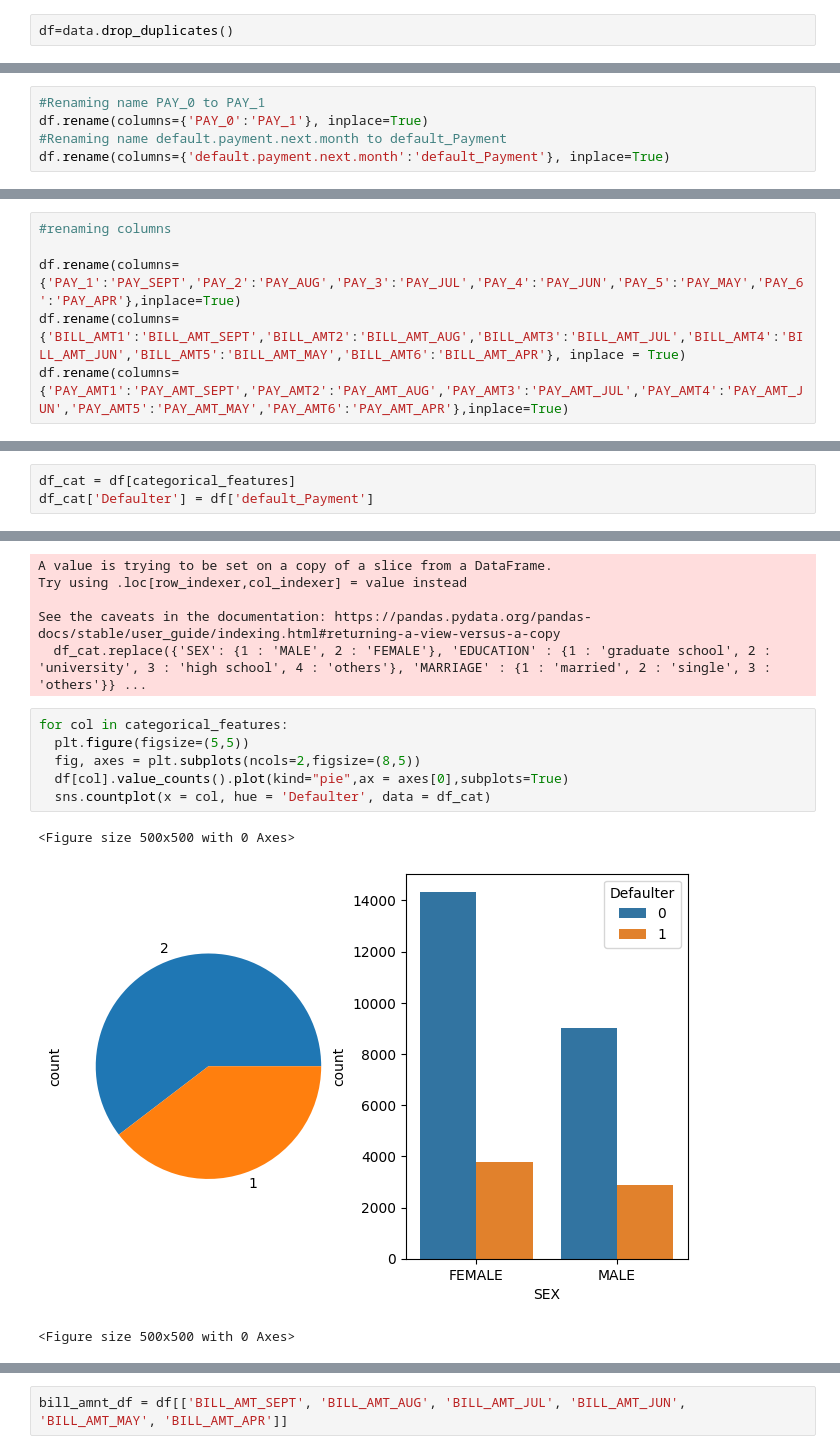
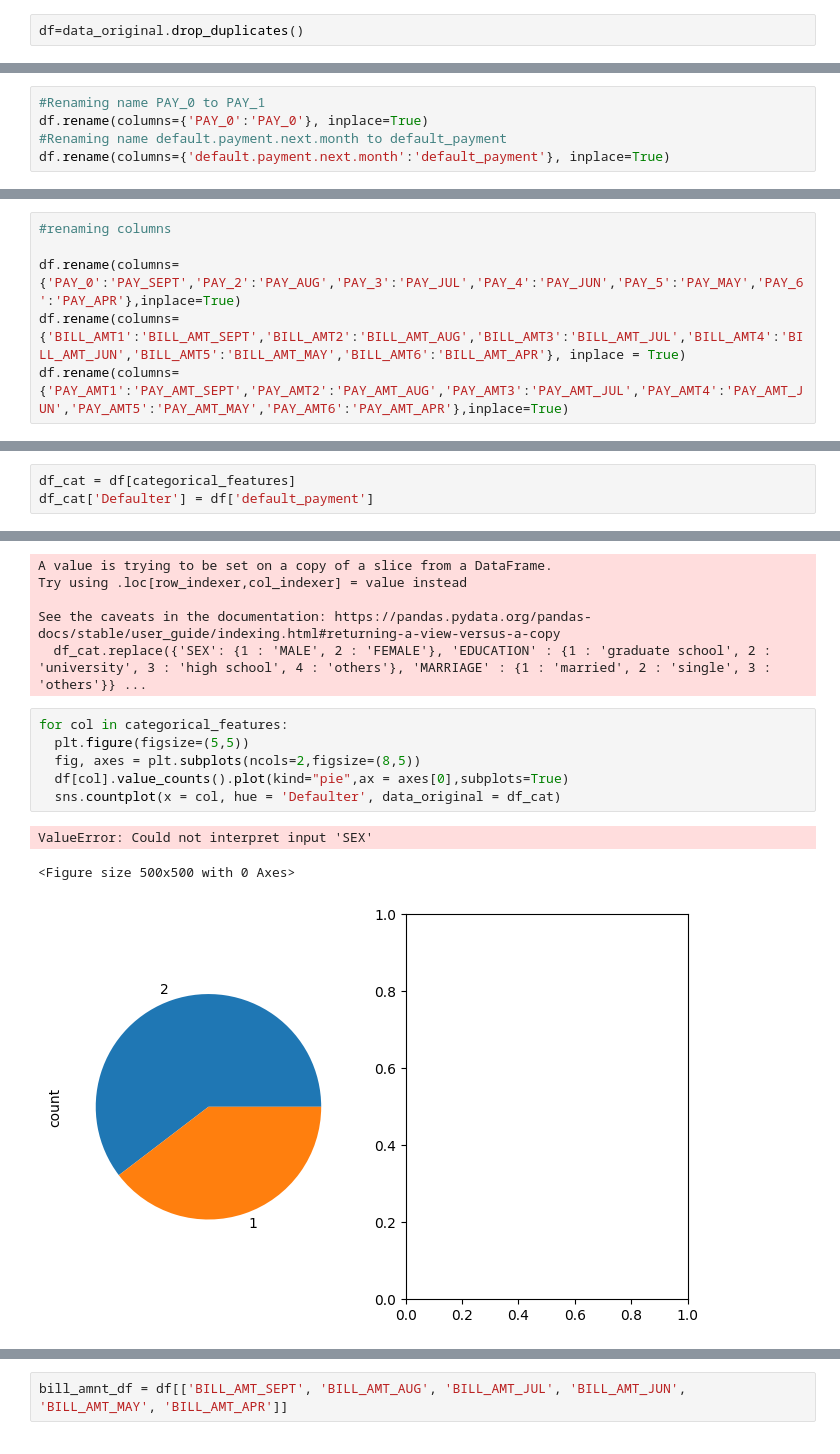
Before and after one commit to Ksanu275/Default_Credit_Card, a Jupyter notebook: notebook/EDA.ipynb, the cells around one changed output, grey strips where cells are left out. Cells and saved outputs as stored; diff of their text form.

```diff
--- a/notebook/EDA.ipynb
+++ b/notebook/EDA.ipynb
@@ -124,7 +124,7 @@ data.duplicated().sum()
 # %% [output]
 35
 # %%
-df=data.drop_duplicates()
+df=data_original.drop_duplicates()
 # %%
 df.shape
 # %% [output]
@@ -171,9 +171,9 @@ df[['PAY_0','PAY_2', 'PAY_3', 'PAY_4', 'PAY_5', 'PAY_6']].describe().T
 | PAY_6 | 29965.0 | -0.289438 | 1.149090 | -2.0 | -1.0 | 0.0 | 0.0 | 8.0 |
 # %%
 #Renaming name PAY_0 to PAY_1
-df.rename(columns={'PAY_0':'PAY_1'}, inplace=True)
-#Renaming name default.payment.next.month to default_Payment
-df.rename(columns={'default.payment.next.month':'default_Payment'}, inplace=True)
+df.rename(columns={'PAY_0':'PAY_0'}, inplace=True)
+#Renaming name default.payment.next.month to default_payment
+df.rename(columns={'default.payment.next.month':'default_payment'}, inplace=True)
 # %% [output]
 A value is trying to be set on a copy of a slice from a DataFrame
 
@@ -336,7 +343,7 @@ Name: count, dtype: int64
 # %%
 #renaming columns
 
-df.rename(columns={'PAY_1':'PAY_SEPT','PAY_2':'PAY_AUG','PAY_3':'PAY_JUL','PAY_4':'PAY_JUN','PAY_5':'PAY_MAY','PAY_6':'PAY_APR'},inplace=True)
+df.rename(columns={'PAY_0':'PAY_SEPT','PAY_2':'PAY_AUG','PAY_3':'PAY_JUL','PAY_4':'PAY_JUN','PAY_5':'PAY_MAY','PAY_6':'PAY_APR'},inplace=True)
 df.rename(columns={'BILL_AMT1':'BILL_AMT_SEPT','BILL_AMT2':'BILL_AMT_AUG','BILL_AMT3':'BILL_AMT_JUL','BILL_AMT4':'BILL_AMT_JUN','BILL_AMT5':'BILL_AMT_MAY','BILL_AMT6':'BILL_AMT_APR'}, inplace = True)
 df.rename(columns={'PAY_AMT1':'PAY_AMT_SEPT','PAY_AMT2':'PAY_AMT_AUG','PAY_AMT3':'PAY_AMT_JUL','PAY_AMT4':'PAY_AMT_JUN','PAY_AMT5':'PAY_AMT_MAY','PAY_AMT6':'PAY_AMT_APR'},inplace=True)
 # %% [output]
@@ -356,7 +363,7 @@ See the caveats in the documentation: https://pandas.pydata.org/pandas-docs/stab
 categorical_features = ['SEX', 'EDUCATION', 'MARRIAGE']
 # %%
 df_cat = df[categorical_features]
-df_cat['Defaulter'] = df['default_Payment']
+df_cat['Defaulter'] = df['default_payment']
 # %% [output]
 A value is trying to be set on a copy of a slice from a DataFrame.
 Try using .loc[row_indexer,col_indexer] = value instead
@@ -374,10 +381,10 @@ See the caveats in the documentation: https://pandas.pydata.org/pandas-docs/stab
 # %%
 for col in categorical_features:
   plt.figure(figsize=(5,5))
   fig, axes = plt.subplots(ncols=2,figsize=(8,5))
   df[col].value_counts().plot(kind="pie",ax = axes[0],subplots=True)
-  sns.countplot(x = col, hue = 'Defaulter', data = df_cat)
+  sns.countplot(x = col, hue = 'Defaulter', data_original = df_cat)
 # %% [output]
-<Figure size 500x500 with 0 Axes>
+ValueError: Could not interpret input 'SEX'
+<Figure size 500x500 with 0 Axes>
-[figure, old version]
+[figure, new version]
-<Figure size 500x500 with 0 Axes>
```
Also changed, not shown: parts of 44 cells of this notebook, 1 other file.
